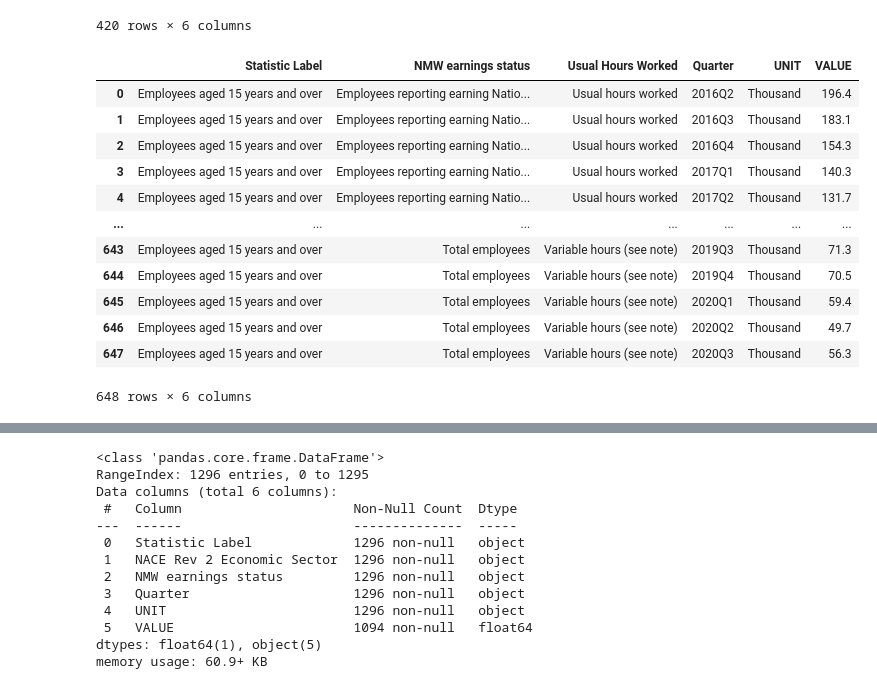
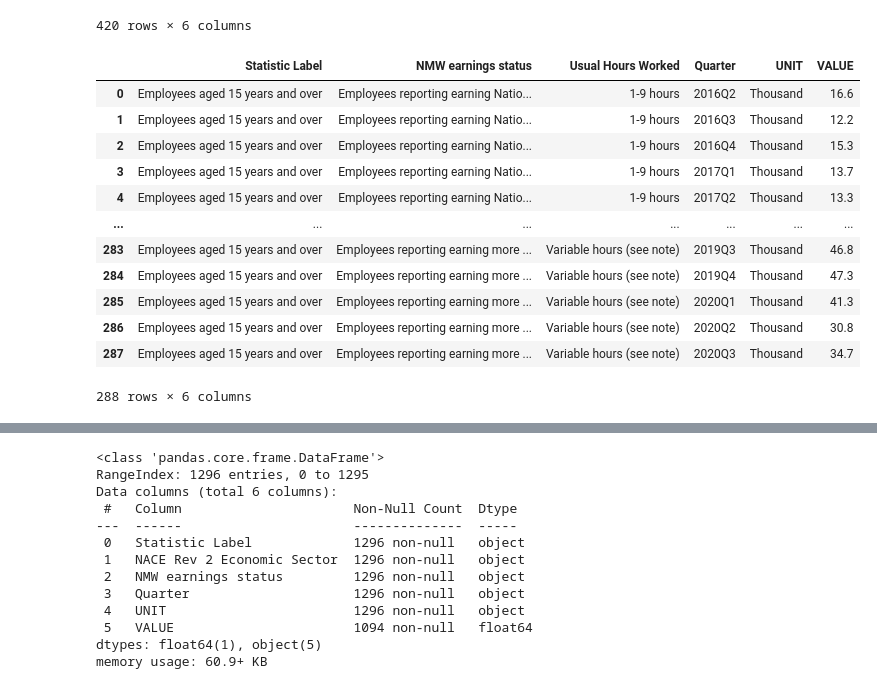
Before and after one commit to Usukhbayar95/Capstone_Project, a Jupyter notebook: Project.ipynb, the cells around one changed output, grey strips where cells are left out. Saved outputs shown, nothing was run; the diff lists cells and outputs as text; code cells hidden in the pictures.

```diff
--- a/Project.ipynb
+++ b/Project.ipynb
@@ -47,22 +47,22 @@ df_nat
 420 rows × 6 columns
 # %%
 # Dataset by worked hours
-df_hours=pd.read_csv("MWA15.20230614T090604.csv")
+df_hours=pd.read_excel("MWA15.20230614T0906044.xlsx")
 df_hours
 # %% [output]
 |  | Statistic Label | NMW earnings status | Usual Hours Worked | Quarter | UNIT | VALUE |
-| 0 | Employees aged 15 years and over | Employees reporting earning Natio... | Usual hours worked | 2016Q2 | Thousand | 196.4 |
-| 1 | Employees aged 15 years and over | Employees reporting earning Natio... | Usual hours worked | 2016Q3 | Thousand | 183.1 |
-| 2 | Employees aged 15 years and over | Employees reporting earning Natio... | Usual hours worked | 2016Q4 | Thousand | 154.3 |
-| 3 | Employees aged 15 years and over | Employees reporting earning Natio... | Usual hours worked | 2017Q1 | Thousand | 140.3 |
-| 4 | Employees aged 15 years and over | Employees reporting earning Natio... | Usual hours worked | 2017Q2 | Thousand | 131.7 |
+| 0 | Employees aged 15 years and over | Employees reporting earning Natio... | 1-9 hours | 2016Q2 | Thousand | 16.6 |
+| 1 | Employees aged 15 years and over | Employees reporting earning Natio... | 1-9 hours | 2016Q3 | Thousand | 12.2 |
+| 2 | Employees aged 15 years and over | Employees reporting earning Natio... | 1-9 hours | 2016Q4 | Thousand | 15.3 |
+| 3 | Employees aged 15 years and over | Employees reporting earning Natio... | 1-9 hours | 2017Q1 | Thousand | 13.7 |
+| 4 | Employees aged 15 years and over | Employees reporting earning Natio... | 1-9 hours | 2017Q2 | Thousand | 13.3 |
 | ... | ... | ... | ... | ... | ... | ... |
-| 643 | Employees aged 15 years and over | Total employees | Variable hours (see note) | 2019Q3 | Thousand | 71.3 |
-| 644 | Employees aged 15 years and over | Total employees | Variable hours (see note) | 2019Q4 | Thousand | 70.5 |
-| 645 | Employees aged 15 years and over | Total employees | Variable hours (see note) | 2020Q1 | Thousand | 59.4 |
-| 646 | Employees aged 15 years and over | Total employees | Variable hours (see note) | 2020Q2 | Thousand | 49.7 |
-| 647 | Employees aged 15 years and over | Total employees | Variable hours (see note) | 2020Q3 | Thousand | 56.3 |
+| 283 | Employees aged 15 years and over | Employees reporting earning more ... | Variable hours (see note) | 2019Q3 | Thousand | 46.8 |
+| 284 | Employees aged 15 years and over | Employees reporting earning more ... | Variable hours (see note) | 2019Q4 | Thousand | 47.3 |
+| 285 | Employees aged 15 years and over | Employees reporting earning more ... | Variable hours (see note) | 2020Q1 | Thousand | 41.3 |
+| 286 | Employees aged 15 years and over | Employees reporting earning more ... | Variable hours (see note) | 2020Q2 | Thousand | 30.8 |
+| 287 | Employees aged 15 years and over | Employees reporting earning more ... | Variable hours (see note) | 2020Q3 | Thousand | 34.7 |
-648 rows × 6 columns
+288 rows × 6 columns
 # %%
 # Dataset by economic sector
 df_sector=pd.read_csv("MWA07.csv")
```
Also changed, not shown: parts of 8 cells of this notebook.
